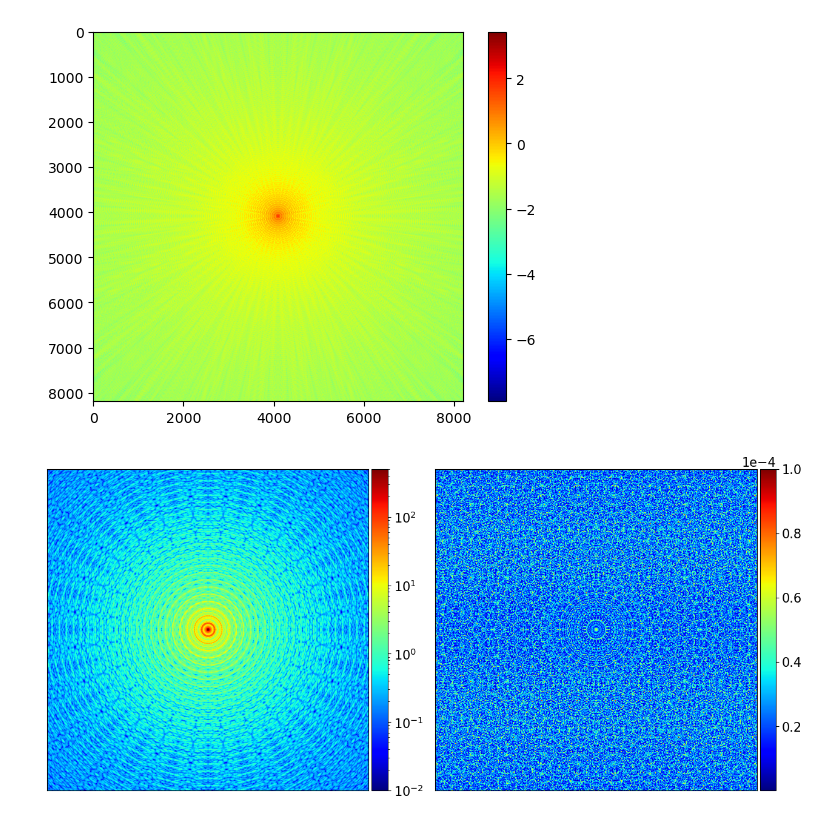
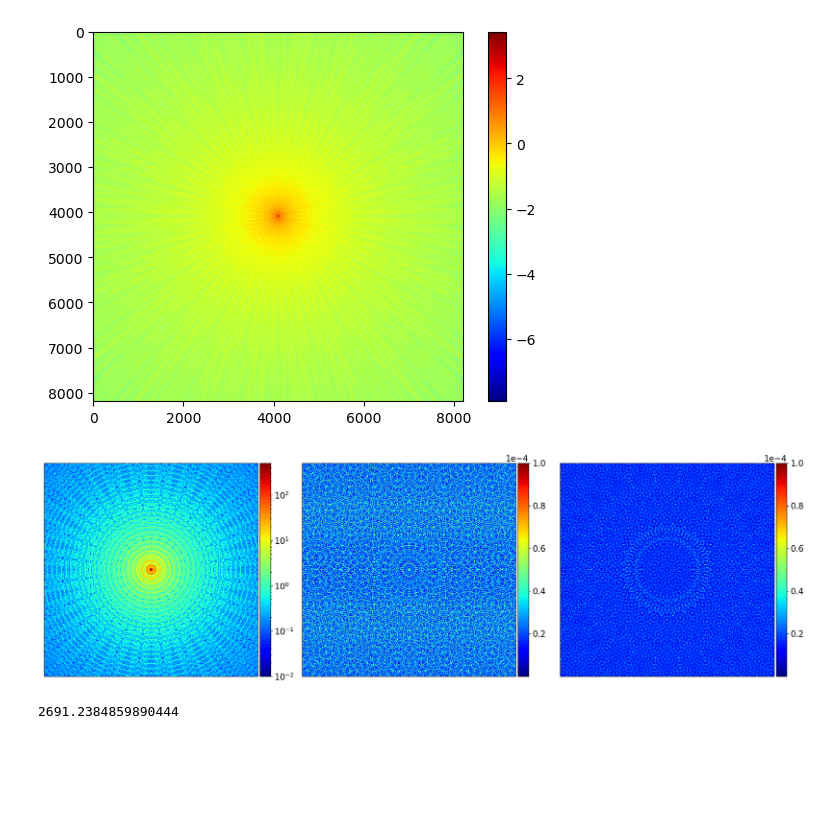
Before and after one commit to simon-prunet/polyFT, a Jupyter notebook: explore.ipynb, the cells around one changed output. Saved outputs shown, nothing was run; the diff lists cells and outputs as text; code cells hidden in the pictures; blank space fills up the shorter version.

```diff
--- a/explore.ipynb
+++ b/explore.ipynb
@@ -66,6 +66,8 @@ plt.close()
 # %%
 #fmask = np.load('/data101/prunet/fmask_n8000_m8192.npy')
 fmask = np.load('Fourier_masks/fmask_n8000_m8192.npy')
+fmask4000 = np.load('Fourier_masks/fmask_n4000_m8192.npy')
+
 
 fmask.shape
 # %% [output]
@@ -88,28 +90,38 @@ fmask_claude = fmask_claude['real']+1j*fmask_claude['imag']
 # %%
 from matplotlib import colors
 nzoom = 1000
-fig,axs=plt.subplots(1,2,figsize=(6.4*2,4.8*1.4))
+fig,axs=plt.subplots(1,3,figsize=(6.4*3,4.8*1.4))
 im0=axs[0].imshow(np.abs(fmask.real[4096-nzoom:4096+nzoom,4096-nzoom:4096+nzoom]),norm=colors.LogNorm(vmax=500,vmin=1e-2))
 divider = make_axes_locatable(axs[0])
 cax = divider.append_axes('right', size='5%', pad=0.05)
 plt.setp(axs[0],xticks=[],yticks=[])
 cbar=fig.colorbar(im0, cax=cax, orientation='vertical')
 cbar.ax.tick_params(labelsize=15)
 
 im1=axs[1].imshow(np.abs((fmask_claude.real-fmask.real)[4096-nzoom:4096+nzoom,4096-nzoom:4096+nzoom]),vmax=1e-4)
 divider = make_axes_locatable(axs[1])
 cax = divider.append_axes('right', size='5%', pad=0.05)
 plt.setp(axs[1],xticks=[],yticks=[])
 cbar = fig.colorbar(im1, cax=cax, orientation='vertical')
 cbar.ax.tick_params(labelsize=15)
 cbar.formatter.set_powerlimits((0, 0))
 cbar.ax.yaxis.offsetText.set(size=15)
 cbar.update_ticks()
 
+im2=axs[2].imshow(np.abs((fmask.real-fmask4000.real)[4096-nzoom:4096+nzoom,4096-nzoom:4096+nzoom]),vmax=1e-4)
+divider = make_axes_locatable(axs[2])
+cax = divider.append_axes('right', size='5%', pad=0.05)
+plt.setp(axs[2],xticks=[],yticks=[])
+cbar = fig.colorbar(im2, cax=cax, orientation='vertical')
+cbar.ax.tick_params(labelsize=15)
+cbar.formatter.set_powerlimits((0, 0))
+cbar.ax.yaxis.offsetText.set(size=15)
+cbar.update_ticks()
+
 
 plt.tight_layout()
 # %% [output]
-[figure, old version]
+[figure, new version]
 # %%
 fig.savefig('TF_petal_and_diff.png')
 # %%
@@ -118,3 +130,7 @@ hdu = fits.PrimaryHDU(fmask.real)
 hdu.writeto('fmask.real.fits')
 hdu = fits.PrimaryHDU(fmask_claude.real)
 hdu.writeto('fmask_claude.real.fits')
+# %%
+fmask_claude.real.max()
+# %% [output]
+2691.2384859890444
```
Also changed, not shown: 2 other files.
